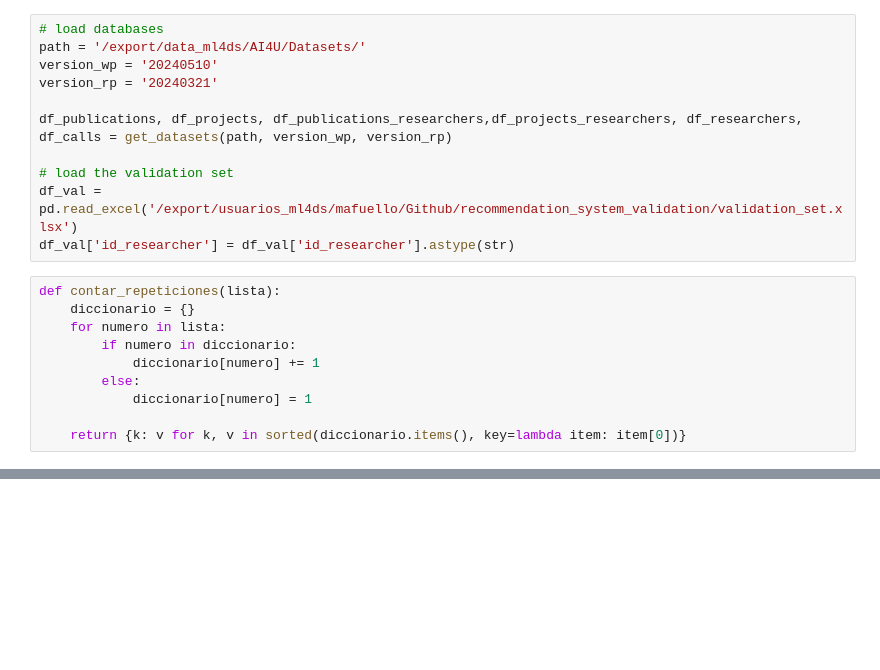
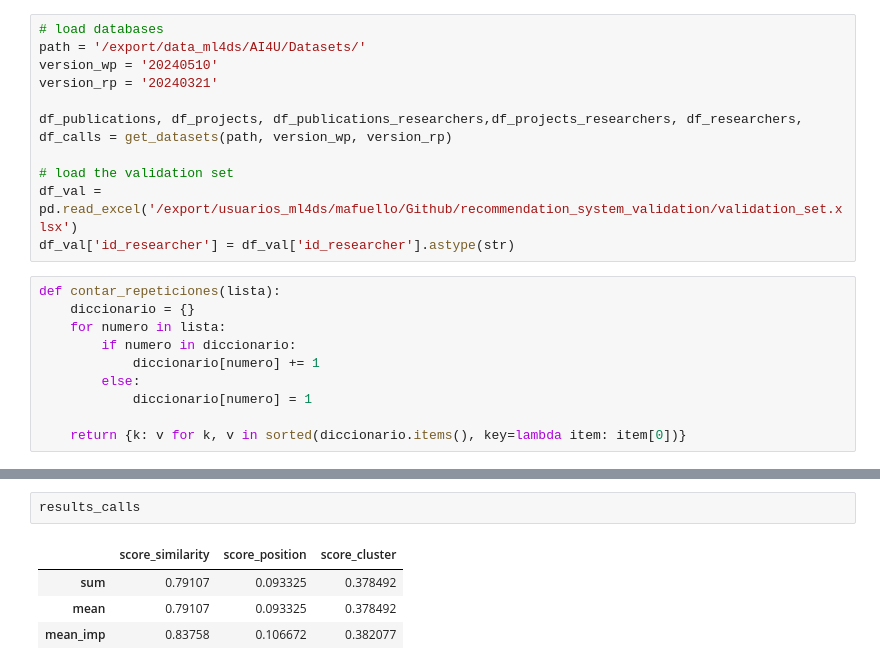
Before and after one commit to AI4University/recommendation_system_validation, a Jupyter notebook: plot_ranking.ipynb, the cells around one changed output, grey strips where cells are left out. Drawn from its saved outputs; the diff is of its cells as text; blank space fills up the shorter version.

```diff
--- a/plot_ranking.ipynb
+++ b/plot_ranking.ipynb
@@ -98,0 +138,7 @@ plt.show()
+# %%
+results_calls
+# %% [output]
+|  | score_similarity | score_position | score_cluster |
+| sum | 0.79107 | 0.093325 | 0.378492 |
+| mean | 0.79107 | 0.093325 | 0.378492 |
+| mean_imp | 0.83758 | 0.106672 | 0.382077 |
```
Also changed, not shown: parts of 7 cells of this notebook.
